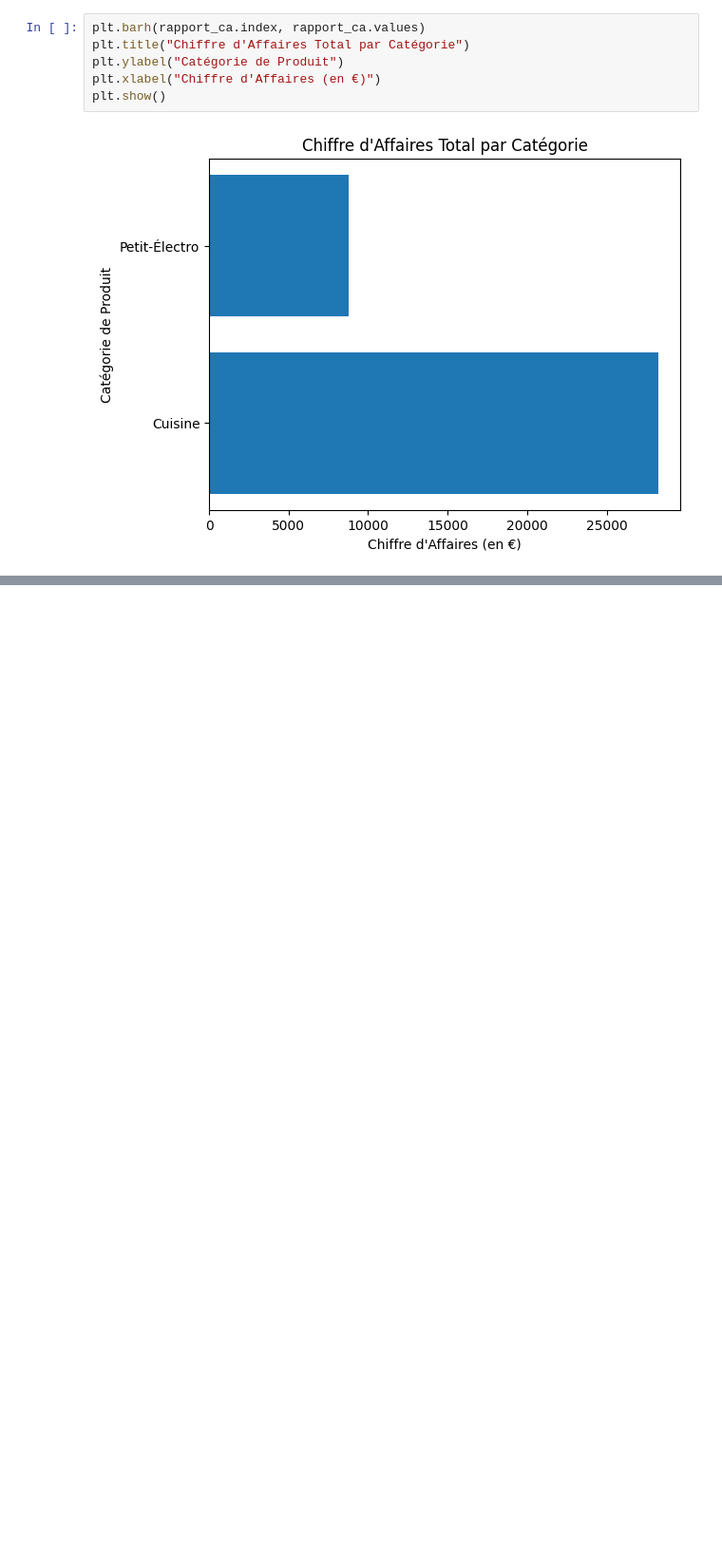
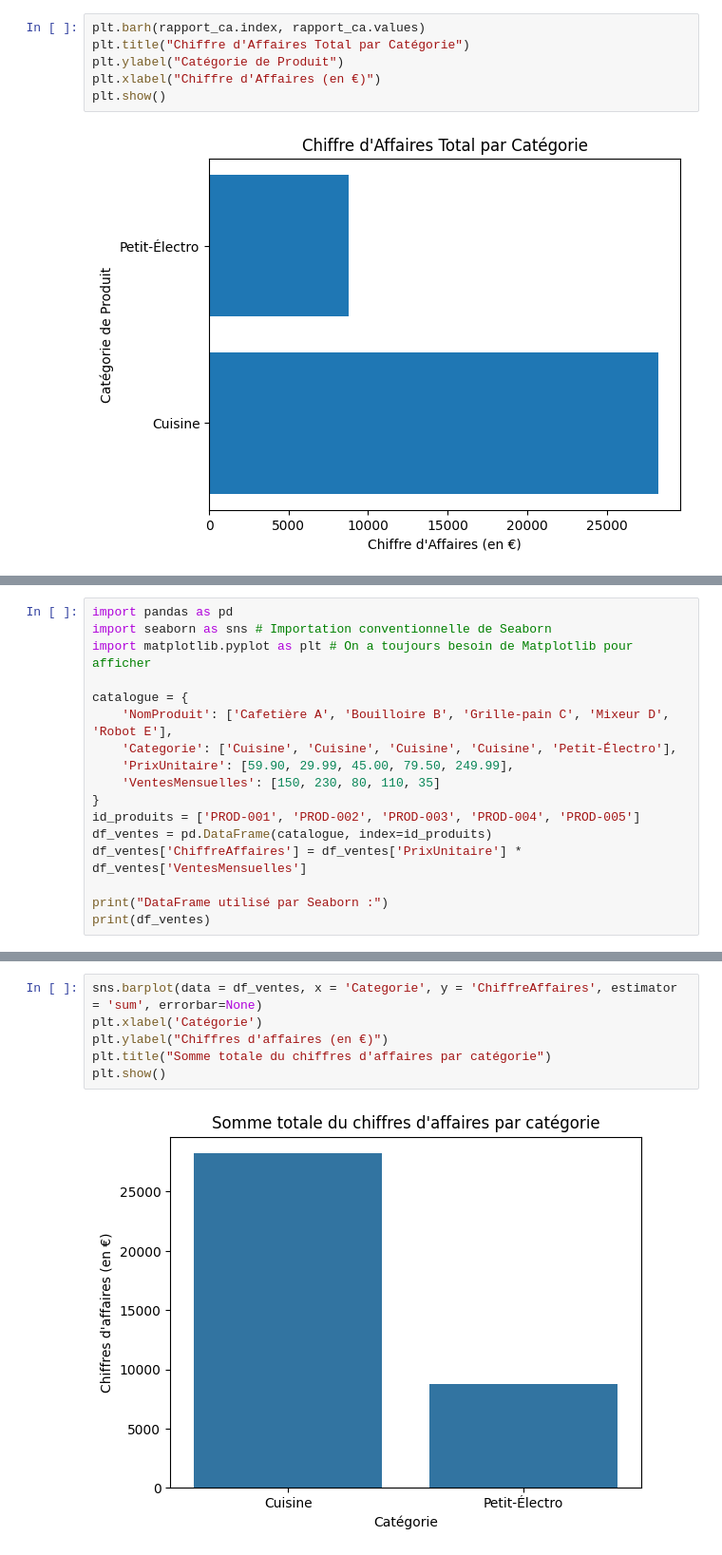
Before and after one commit to vicduch/apprentissageMLPython, a Jupyter notebook: Apprentissage_Python_ML.ipynb, the cells around one changed output, grey strips where cells are left out. Shown at 95% size. Drawn from its saved outputs; the diff is of its cells as text; blank space fills up the shorter version.

```diff
--- a/Apprentissage_Python_ML.ipynb
+++ b/Apprentissage_Python_ML.ipynb
@@ -532,0 +539,17 @@ plt.show()
+# %%
+import pandas as pd
+import seaborn as sns # Importation conventionnelle de Seaborn
+import matplotlib.pyplot as plt # On a toujours besoin de Matplotlib pour afficher
+
+catalogue = {
+    'NomProduit': ['Cafetière A', 'Bouilloire B', 'Grille-pain C', 'Mixeur D', 'Robot E'],
+    'Categorie': ['Cuisine', 'Cuisine', 'Cuisine', 'Cuisine', 'Petit-Électro'],
+    'PrixUnitaire': [59.90, 29.99, 45.00, 79.50, 249.99],
+    'VentesMensuelles': [150, 230, 80, 110, 35]
+}
+id_produits = ['PROD-001', 'PROD-002', 'PROD-003', 'PROD-004', 'PROD-005']
+df_ventes = pd.DataFrame(catalogue, index=id_produits)
+df_ventes['ChiffreAffaires'] = df_ventes['PrixUnitaire'] * df_ventes['VentesMensuelles']
+
+print("DataFrame utilisé par Seaborn :")
+print(df_ventes)
@@ -532,0 +589,8 @@ plt.show()
+# %%
+sns.barplot(data = df_ventes, x = 'Categorie', y = 'ChiffreAffaires', estimator = 'sum', errorbar=None)
+plt.xlabel('Catégorie')
+plt.ylabel("Chiffres d'affaires (en €)")
+plt.title("Somme totale du chiffres d'affaires par catégorie")
+plt.show()
+# %% [output]
+[figure, added]
```
Also changed, not shown: parts of 9 cells of this notebook.
